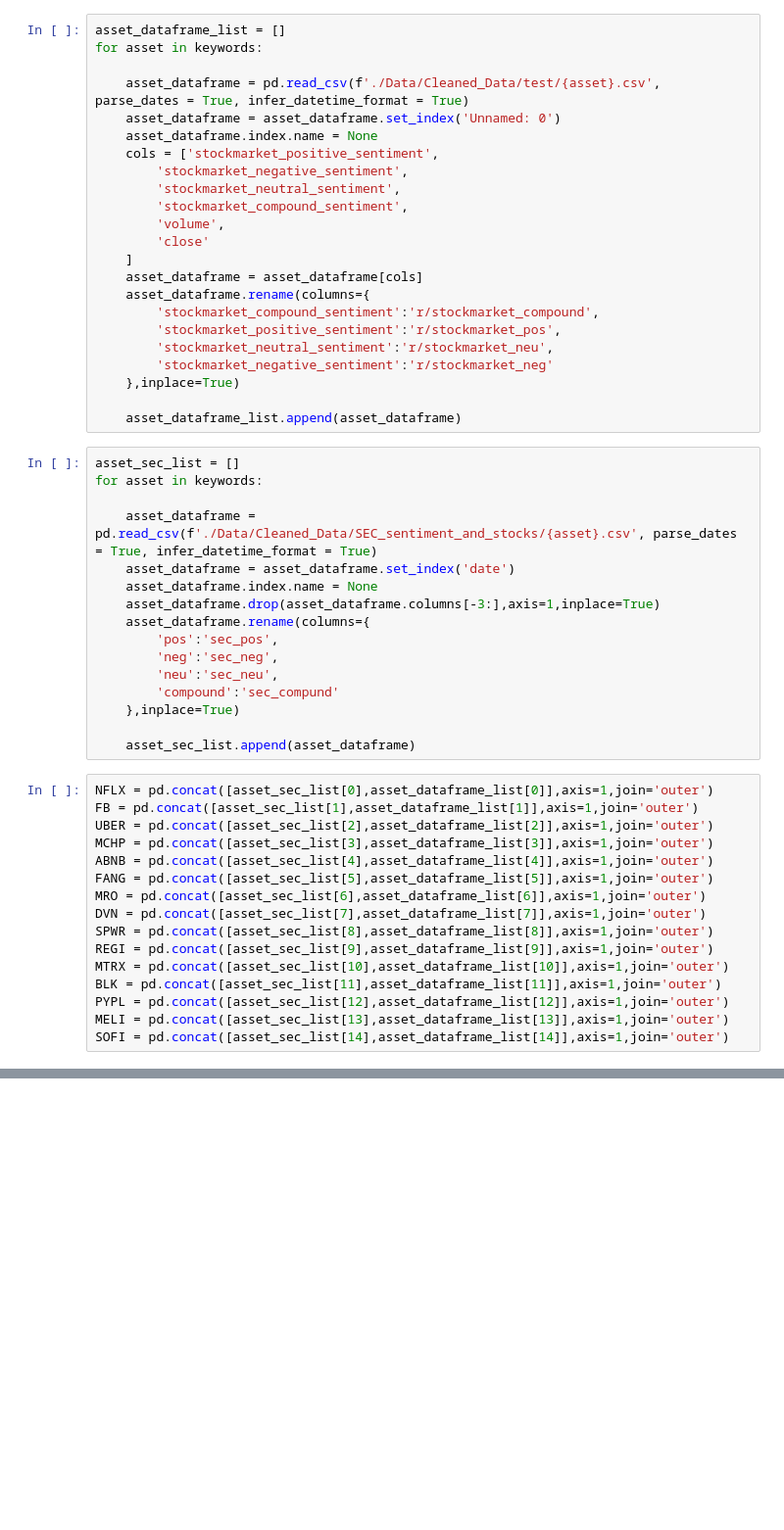
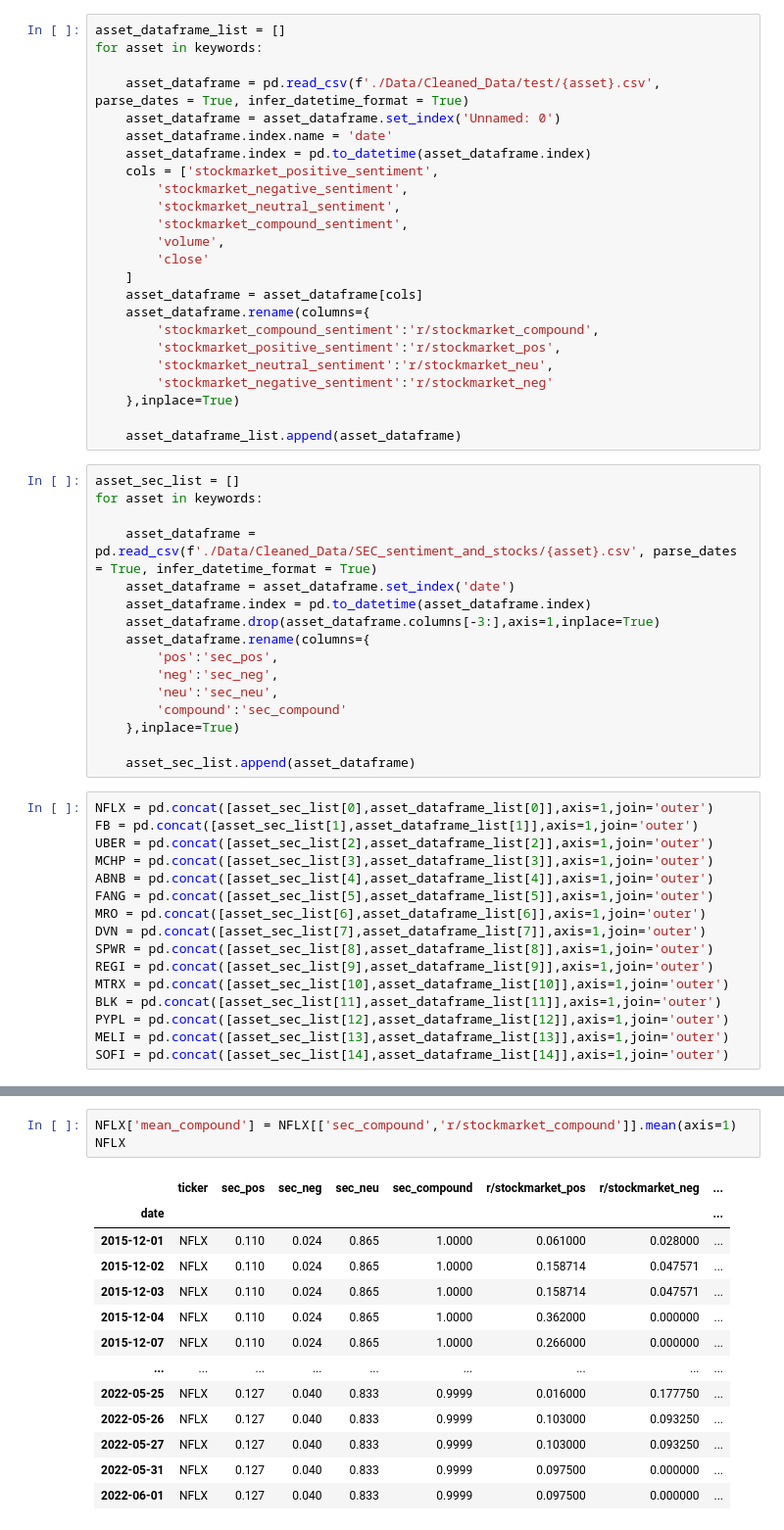
Before and after one commit to JoeHGeoghegan/P2G2-ProjectGit, a Jupyter notebook: Notebooks/model_test.ipynb, the cells around one changed output, grey strips where cells are left out. Shown at 98% size. Saved outputs shown, nothing was run; the diff lists cells and outputs as text; blank space fills up the shorter version.

```diff
--- a/Notebooks/model_test.ipynb
+++ b/Notebooks/model_test.ipynb
@@ -22,7 +22,8 @@ for asset in keywords:
 
     asset_dataframe = pd.read_csv(f'./Data/Cleaned_Data/test/{asset}.csv', parse_dates = True, infer_datetime_format = True)
     asset_dataframe = asset_dataframe.set_index('Unnamed: 0')
-    asset_dataframe.index.name = None
+    asset_dataframe.index.name = 'date'
+    asset_dataframe.index = pd.to_datetime(asset_dataframe.index)
     cols = ['stockmarket_positive_sentiment',
         'stockmarket_negative_sentiment',
         'stockmarket_neutral_sentiment',
@@ -45,13 +46,13 @@ for asset in keywords:
 
     asset_dataframe = pd.read_csv(f'./Data/Cleaned_Data/SEC_sentiment_and_stocks/{asset}.csv', parse_dates = True, infer_datetime_format = True)
     asset_dataframe = asset_dataframe.set_index('date')
-    asset_dataframe.index.name = None
+    asset_dataframe.index = pd.to_datetime(asset_dataframe.index)
     asset_dataframe.drop(asset_dataframe.columns[-3:],axis=1,inplace=True)
     asset_dataframe.rename(columns={
         'pos':'sec_pos',
         'neg':'sec_neg',
         'neu':'sec_neu',
-        'compound':'sec_compund'
+        'compound':'sec_compound'
     },inplace=True)
 
     asset_sec_list.append(asset_dataframe)
@@ -84,0 +104,17 @@ ticker_df_list = [NFLX,FB,UBER,MCHP,ABNB,FANG,MRO, DVN, SPWR,REGI,MTRX,BLK, PYPL
+# %%
+NFLX['mean_compound'] = NFLX[['sec_compound','r/stockmarket_compound']].mean(axis=1)
+NFLX
+# %% [output]
+|  | ticker | sec_pos | sec_neg | sec_neu | sec_compound | r/stockmarket_pos | r/stockmarket_neg | ... |
+| date |  |  |  |  |  |  |  | ... |
+| 2015-12-01 | NFLX | 0.110 | 0.024 | 0.865 | 1.0000 | 0.061000 | 0.028000 | ... |
+| 2015-12-02 | NFLX | 0.110 | 0.024 | 0.865 | 1.0000 | 0.158714 | 0.047571 | ... |
+| 2015-12-03 | NFLX | 0.110 | 0.024 | 0.865 | 1.0000 | 0.158714 | 0.047571 | ... |
+| 2015-12-04 | NFLX | 0.110 | 0.024 | 0.865 | 1.0000 | 0.362000 | 0.000000 | ... |
+| 2015-12-07 | NFLX | 0.110 | 0.024 | 0.865 | 1.0000 | 0.266000 | 0.000000 | ... |
+| ... | ... | ... | ... | ... | ... | ... | ... | ... |
+| 2022-05-25 | NFLX | 0.127 | 0.040 | 0.833 | 0.9999 | 0.016000 | 0.177750 | ... |
+| 2022-05-26 | NFLX | 0.127 | 0.040 | 0.833 | 0.9999 | 0.103000 | 0.093250 | ... |
+| 2022-05-27 | NFLX | 0.127 | 0.040 | 0.833 | 0.9999 | 0.103000 | 0.093250 | ... |
+| 2022-05-31 | NFLX | 0.127 | 0.040 | 0.833 | 0.9999 | 0.097500 | 0.000000 | ... |
+| 2022-06-01 | NFLX | 0.127 | 0.040 | 0.833 | 0.9999 | 0.097500 | 0.000000 | ... |
```
Also changed, not shown: parts of 23 cells of this notebook.
